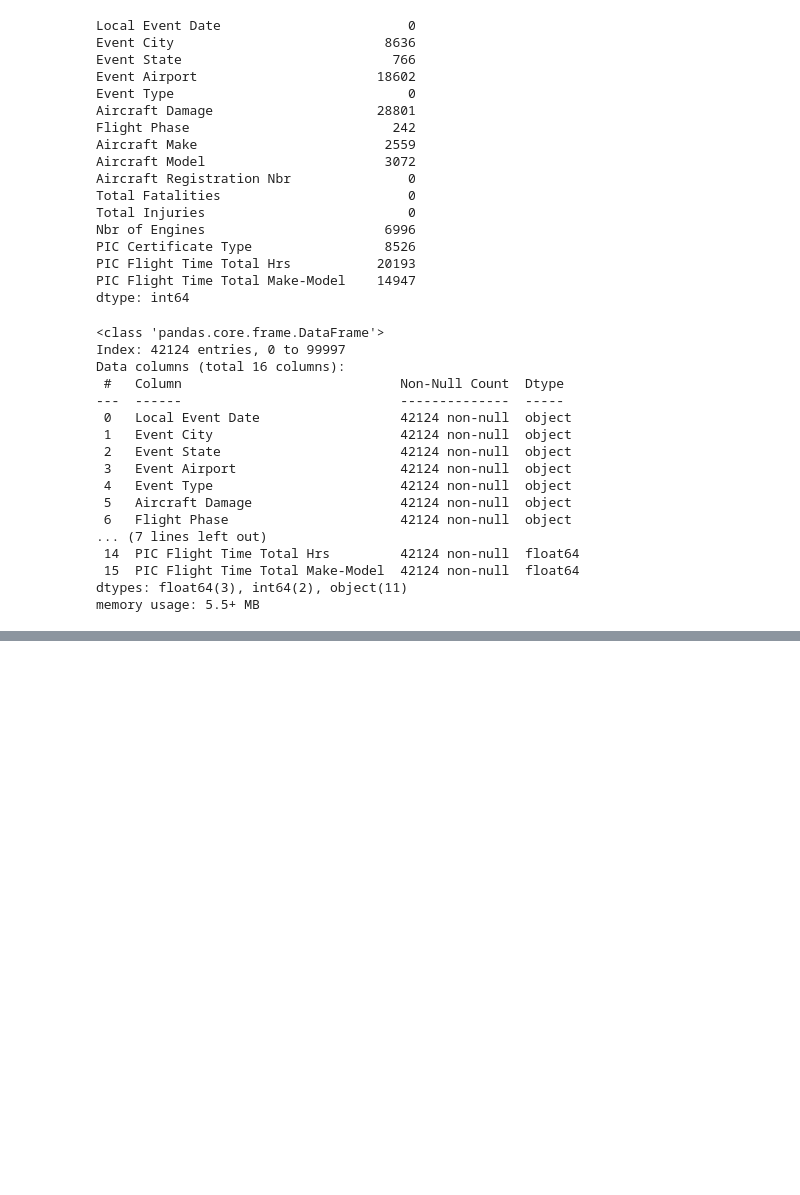
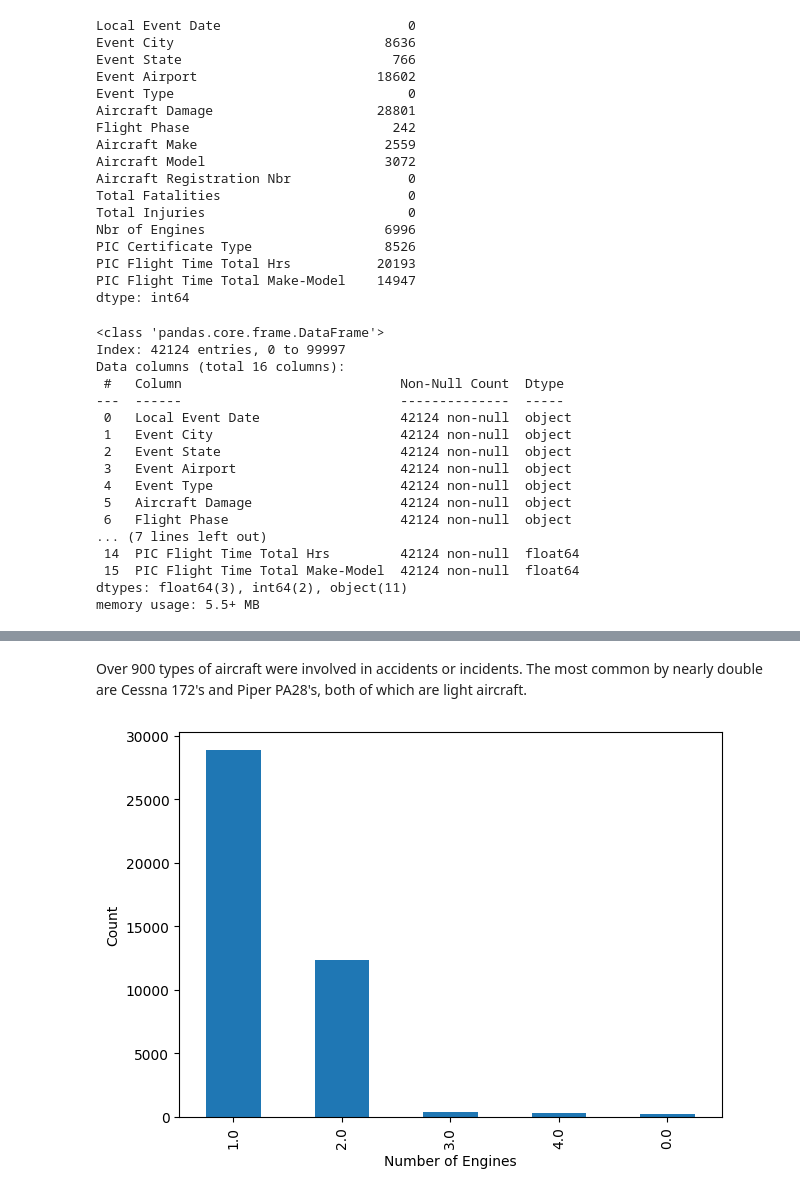
Before and after one commit to helloklow/aviation_accidents, a Jupyter notebook: notebooks/eda.ipynb, the cells around one changed output, grey strips where cells are left out. Drawn from its saved outputs; the diff is of its cells as text; code cells hidden in the pictures; blank space fills up the shorter version.

```diff
--- a/notebooks/eda.ipynb
+++ b/notebooks/eda.ipynb
@@ -127,0 +263,25 @@ df.to_parquet('../data/clean_df.parquet')
+# %% [markdown]
+Over 900 types of aircraft were involved in accidents or incidents. The most common by nearly double are Cessna 172's and Piper PA28's, both of which are light aircraft.
+# %%
+# Bar Plot: Nbr of Engines
+
+# Get count
+count=df['Nbr of Engines'].value_counts(ascending=False)
+
+# Set the size of the plot
+plt.figure(figsize=(7, 5))
+
+# Plot the bar plot
+count.plot(kind='bar')
+
+# Set title and labels
+plt.xlabel('Number of Engines')
+plt.ylabel('Count')
+
+# Rotate x-axis labels for better readability and increase font size
+plt.xticks(rotation=90, fontsize=10)
+
+# Show plot
+plt.show()
+# %% [output]
+[figure, added]
```
Also changed, not shown: parts of 19 cells of this notebook, 1 other file.
